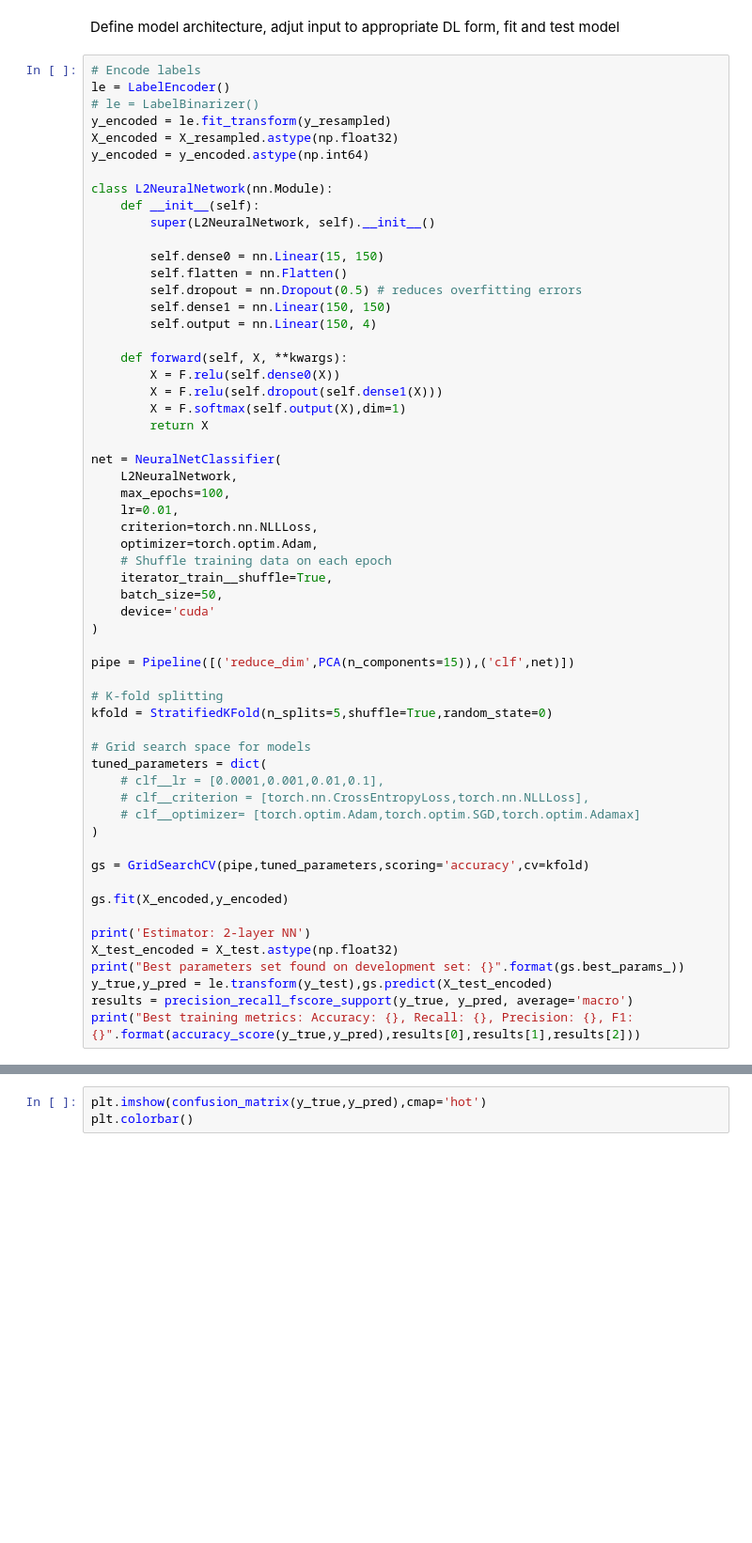
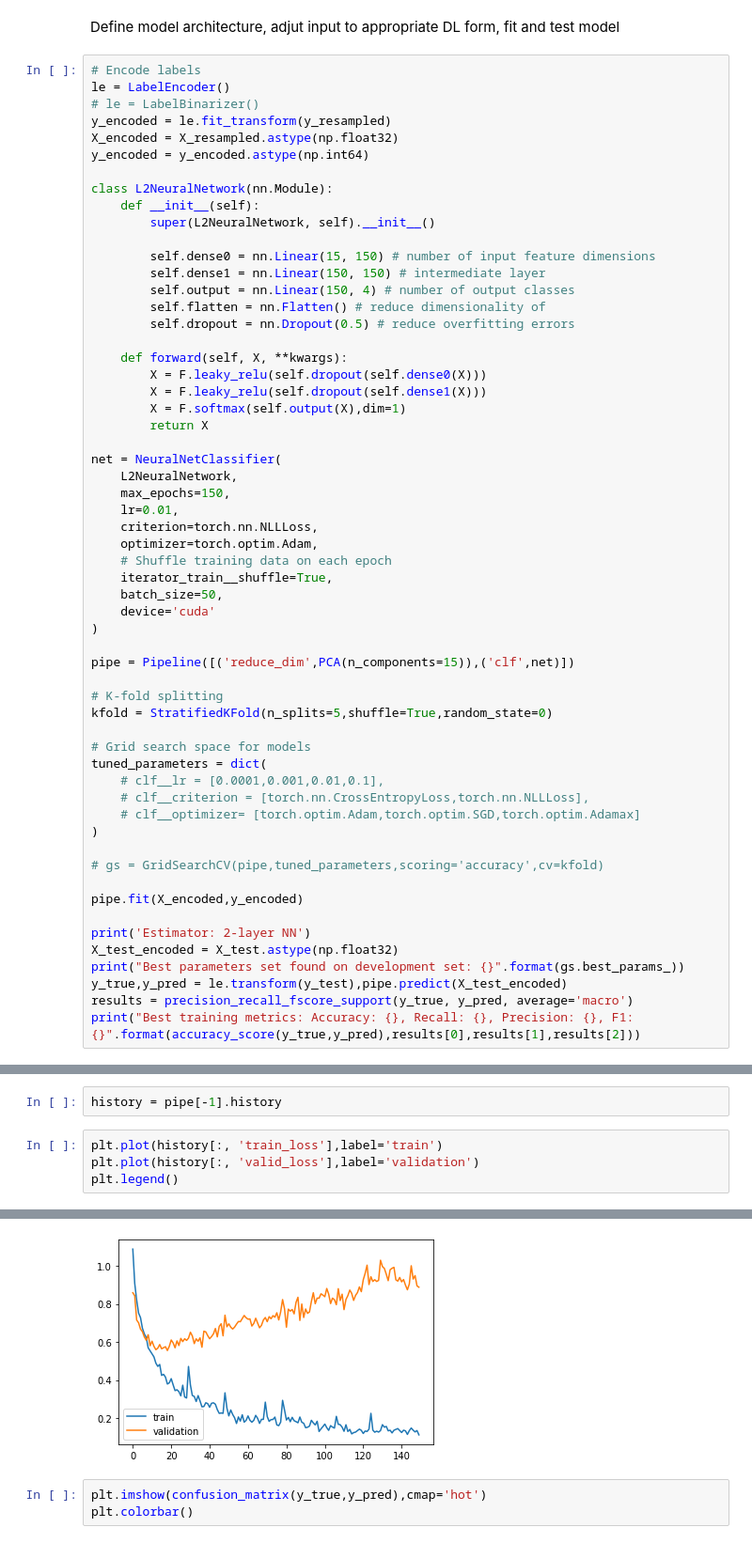
Before and after one commit to rr1017/AMLS_21-22-_SN21213556, a Jupyter notebook: Script.ipynb, the cells around one changed output, grey strips where cells are left out. Shown at 94% size. Cells and saved outputs as stored; diff of their text form; blank space fills up the shorter version.

```diff
--- a/Script.ipynb
+++ b/Script.ipynb
@@ -618,21 +618,21 @@ class L2NeuralNetwork(nn.Module):
     def __init__(self):
         super(L2NeuralNetwork, self).__init__()
 
-        self.dense0 = nn.Linear(15, 150)
-        self.flatten = nn.Flatten()
-        self.dropout = nn.Dropout(0.5) # reduces overfitting errors
-        self.dense1 = nn.Linear(150, 150)
-        self.output = nn.Linear(150, 4)
+        self.dense0 = nn.Linear(15, 150) # number of input feature dimensions
+        self.dense1 = nn.Linear(150, 150) # intermediate layer
+        self.output = nn.Linear(150, 4) # number of output classes
+        self.flatten = nn.Flatten() # reduce dimensionality of
+        self.dropout = nn.Dropout(0.5) # reduce overfitting errors
 
     def forward(self, X, **kwargs):
-        X = F.relu(self.dense0(X))
-        X = F.relu(self.dropout(self.dense1(X)))
+        X = F.leaky_relu(self.dropout(self.dense0(X)))
+        X = F.leaky_relu(self.dropout(self.dense1(X)))
         X = F.softmax(self.output(X),dim=1)
         return X
 
 net = NeuralNetClassifier(
     L2NeuralNetwork,
-    max_epochs=100,
+    max_epochs=150,
     lr=0.01,
     criterion=torch.nn.NLLLoss,
     optimizer=torch.optim.Adam,
@@ -654,14 +654,14 @@ tuned_parameters = dict(
     # clf__optimizer= [torch.optim.Adam,torch.optim.SGD,torch.optim.Adamax]
 )
 
-gs = GridSearchCV(pipe,tuned_parameters,scoring='accuracy',cv=kfold)
+# gs = GridSearchCV(pipe,tuned_parameters,scoring='accuracy',cv=kfold)
 
-gs.fit(X_encoded,y_encoded)
+pipe.fit(X_encoded,y_encoded)
 
 print('Estimator: 2-layer NN')
 X_test_encoded = X_test.astype(np.float32)
 print("Best parameters set found on development set: {}".format(gs.best_params_))
-y_true,y_pred = le.transform(y_test),gs.predict(X_test_encoded)
+y_true,y_pred = le.transform(y_test),pipe.predict(X_test_encoded)
 results = precision_recall_fscore_support(y_true, y_pred, average='macro')
 print("Best training metrics: Accuracy: {}, Recall: {}, Precision: {}, F1: {}".format(accuracy_score(y_true,y_pred),results[0],results[1],results[2]))
 # %% [output]
@@ -694,0 +685,7 @@ GridSearchCV(cv=StratifiedKFold(n_splits=5, random_state=0, shuffle=True),
+# %%
+history = pipe[-1].history
+# %%
+plt.plot(history[:, 'train_loss'],label='train')
+plt.plot(history[:, 'valid_loss'],label='validation')
+plt.legend()
+# %% [output]
@@ -695,3 +693,4 @@ GridSearchCV(cv=StratifiedKFold(n_splits=5, random_state=0, shuffle=True),
+[figure, added]
 # %%
 plt.imshow(confusion_matrix(y_true,y_pred),cmap='hot')
 plt.colorbar()
```
Also changed, not shown: parts of 3 cells of this notebook.
